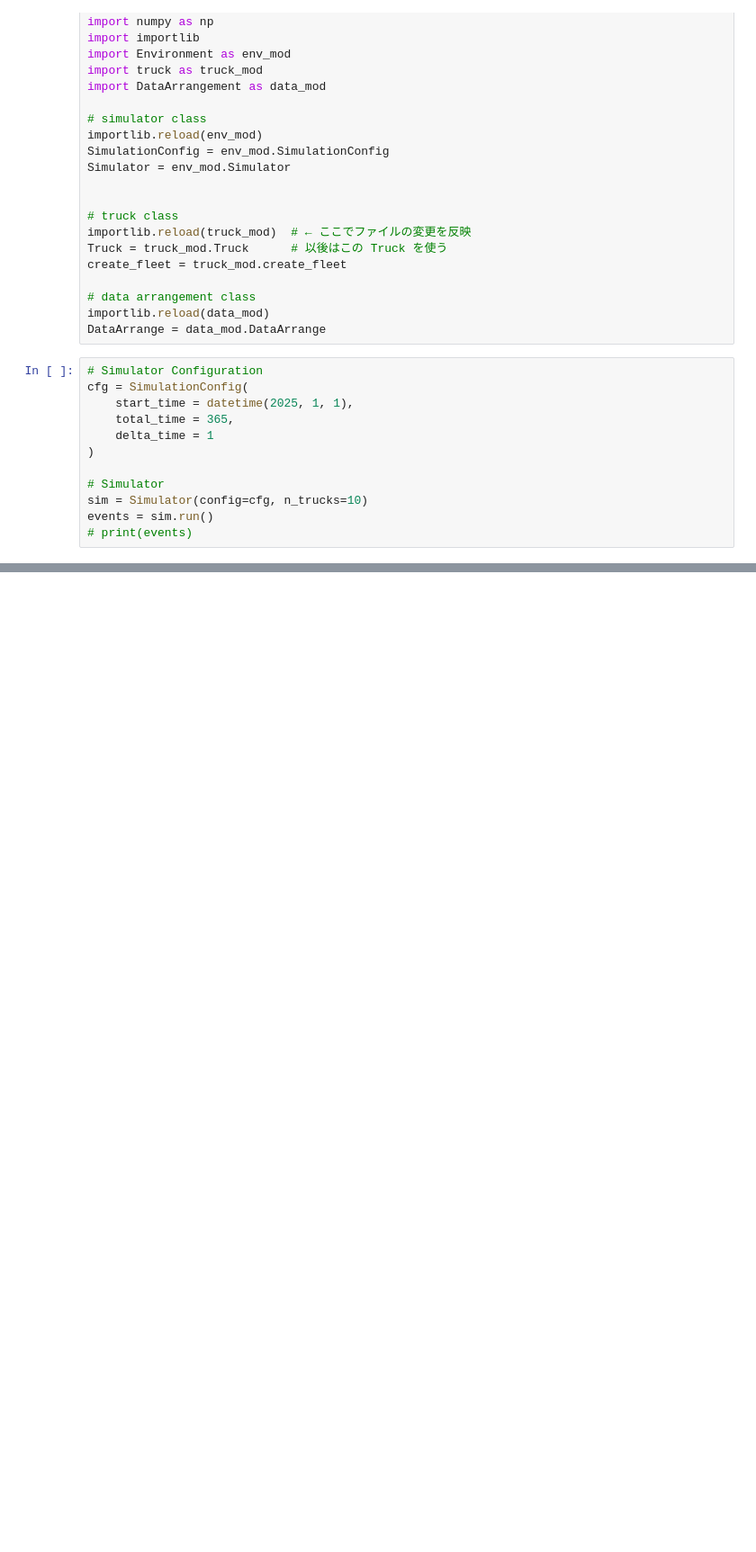
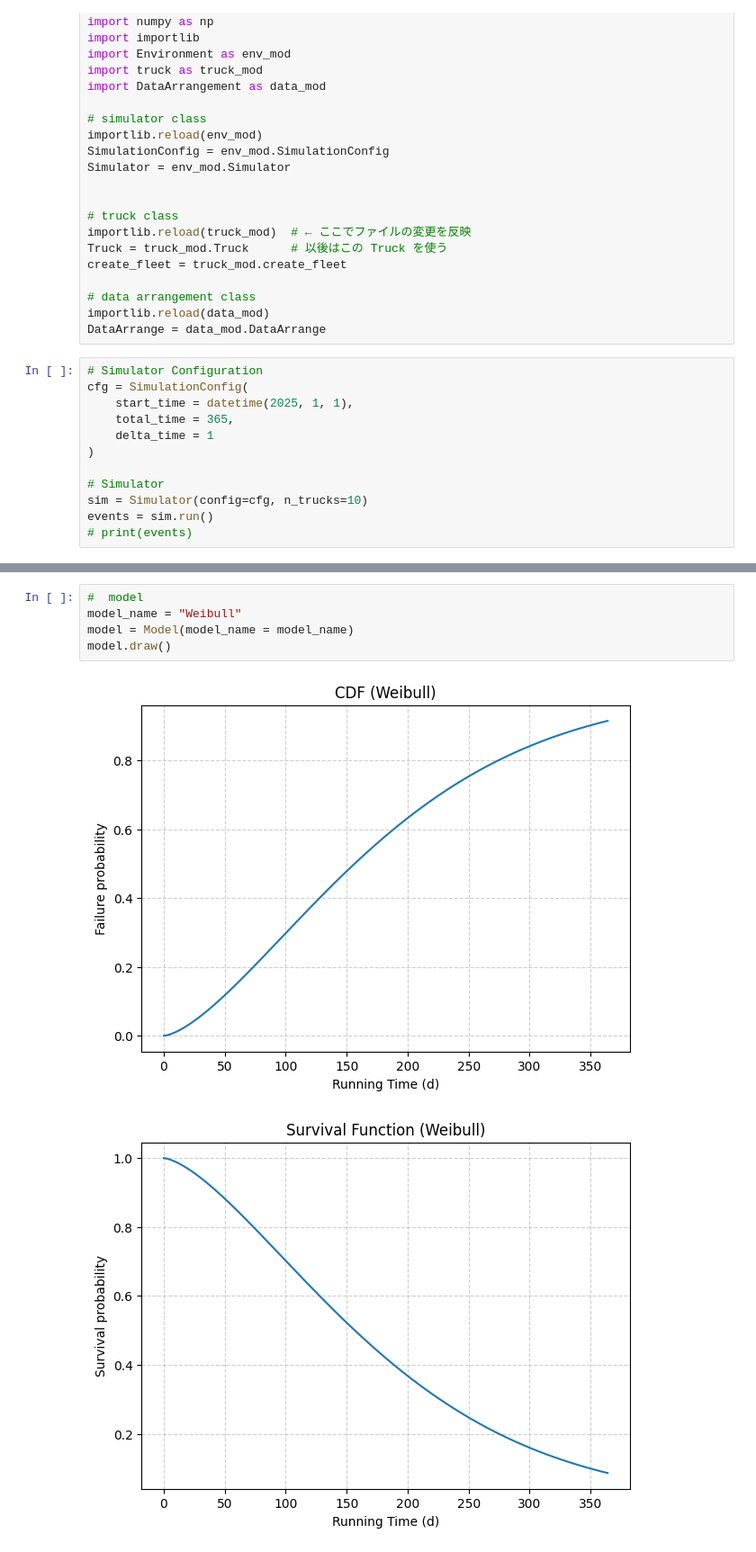
Before and after one commit to caisr-hh/TruckParts-Demand-Inventory-Simulator, a Jupyter notebook: main.ipynb, the cells around one changed output, grey strips where cells are left out. Shown at 90% size. Cells and saved outputs as stored; diff of their text form; blank space fills up the shorter version.

```diff
--- a/main.ipynb
+++ b/main.ipynb
@@ -55,0 +78,8 @@ for col in data_arrange.part_data.columns:
+# %%
+#  model
+model_name = "Weibull"
+model = Model(model_name = model_name)
+model.draw()
+# %% [output]
+[figure, added]
+[figure, added]
```
Also changed, not shown: parts of 5 cells of this notebook, 6 other files.
